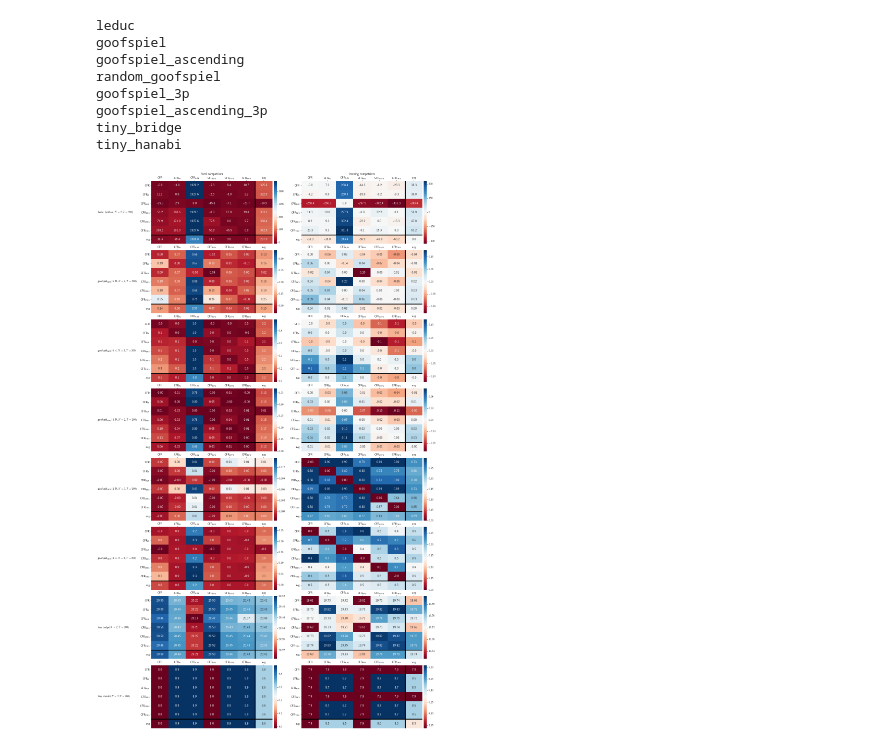
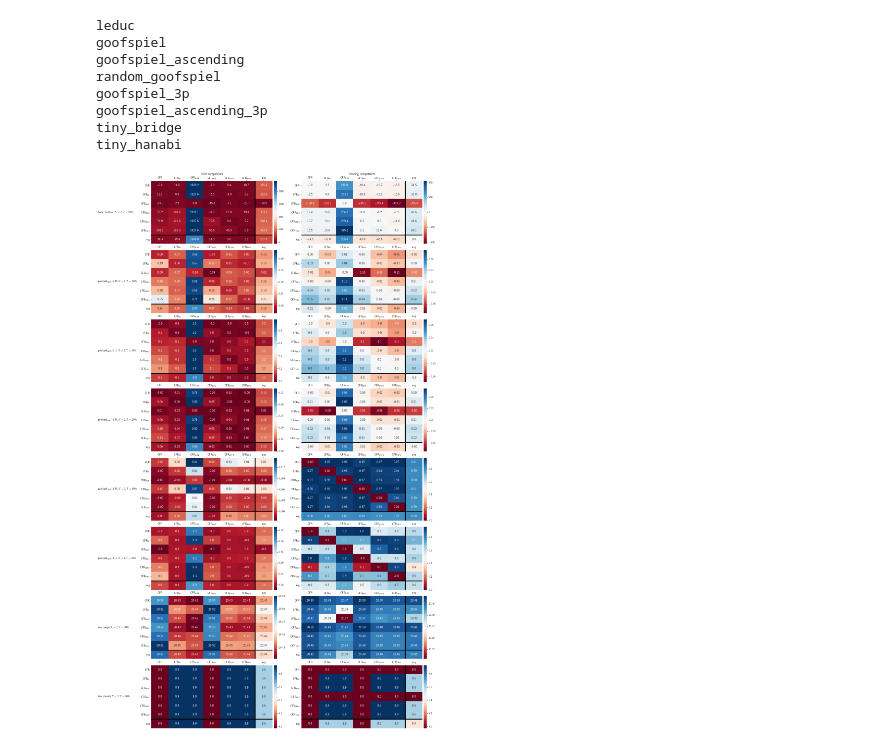
Before and after one commit to dmorrill10/hr_edl_experiments, a Jupyter notebook: mal_cfr_data.ipynb, the cells around one changed output. Cells and saved outputs as stored; diff of their text form; code cells hidden in the pictures.

```diff
--- a/mal_cfr_data.ipynb
+++ b/mal_cfr_data.ipynb
@@ -46,7 +46,7 @@ learning_curve_query_string = 'game_tag == "{game}" & mode == "{mode}"\
 data.data = data.data.query(f'col_alg == {list(all_algs)} & row_alg == {list(all_algs)}')
 
 ylim_by_game = {
-    'tiny_bridge': (19.6, 20.6),
+    'tiny_bridge': (19.6, 21),
     'tiny_hanabi': (8, 9),
 }
 
@@ -209,36 +209,36 @@ for i, game in enumerate(data.games()):
 #     mcd_tournament.heatmap(
 #         mcd_tournament.without_br_row(data.avg_shuffled_table(game)) * scale,
 #         fmt=fmt,
 #         ax=axes_list[i, 1],
 #         cmap=div_color_palette,
 #         cbar_kws={'fraction': 0.05, 'pad': 0.01})
     mcd_tournament.heatmap(
-        data.time_avg_sim_table(game, 50) * scale,
+        data.time_avg_sim_table(game, num_rounds) * scale,
         fmt=fmt,
         ax=axes_list[i, 2],
         cmap=div_color_palette,
         cbar_kws={'fraction': 0.05, 'pad': 0.01})
 
     axes_list[i, 0].axis('off')
     axes_list[i, 0].text(0, 0.5, mcd_tournament.game_label(game, num_rounds),
                          horizontalalignment='left',
                          verticalalignment='center',
                          transform=axes_list[i, 0].transAxes)
 
 plt.tight_layout(pad=0)
 plt.subplots_adjust(wspace=0.22, hspace=0.1)
-# fig.savefig(f'results/heatmaps.oct10_2020.pdf')
+fig.savefig(f'results/heatmaps.oct10_2020.pdf')
 plt.show()
 # %% [output]
 leduc
 goofspiel
 goofspiel_ascending
 random_goofspiel
 goofspiel_3p
 goofspiel_ascending_3p
 tiny_bridge
 tiny_hanabi
-[figure, old version]
+[figure, new version]
 # %%
 # fig, axes_list = plt.subplots(
 #     2,
```
Also changed, not shown: parts of 4 cells of this notebook, 18 other files.
